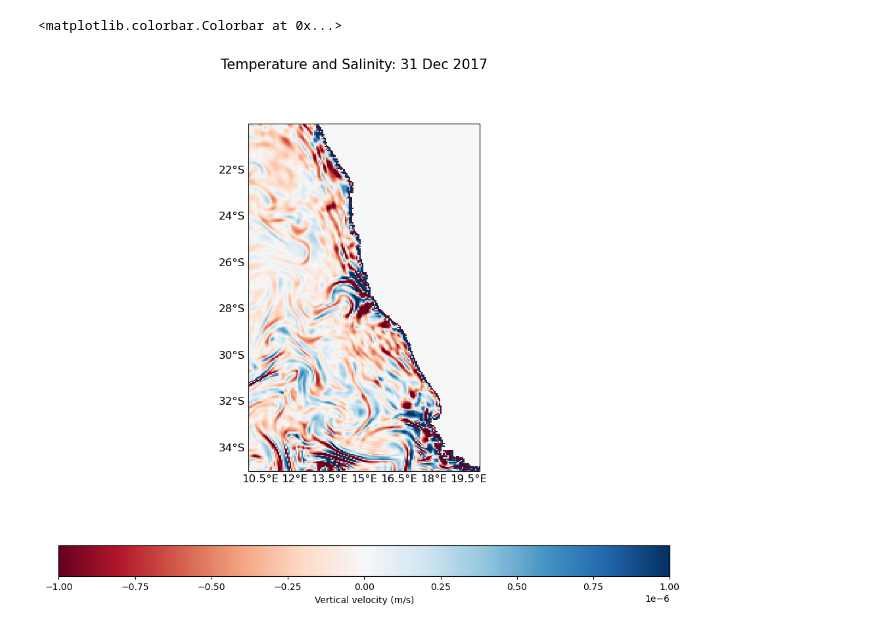
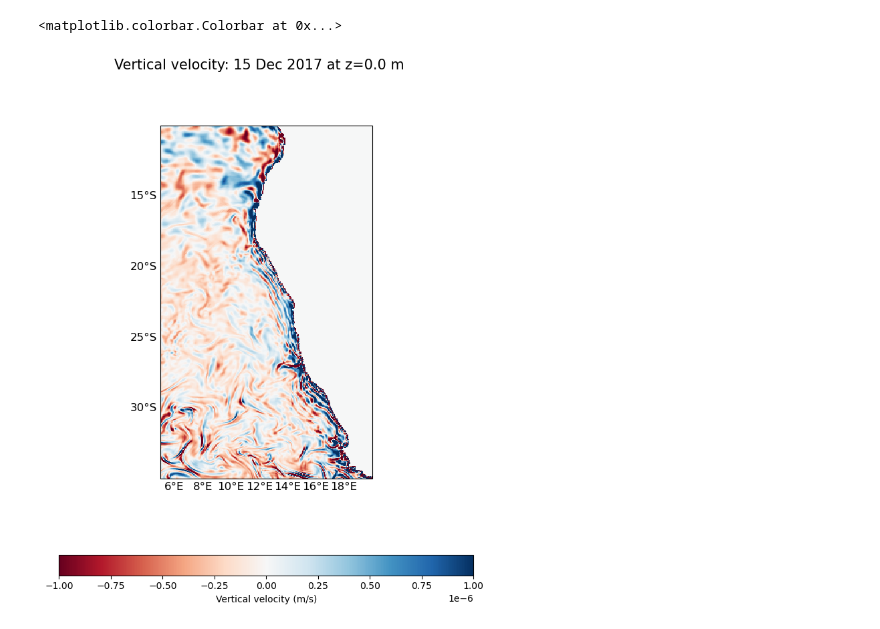
Before and after one commit to OceanParcels/atlanteco_plankton_plastic_nutrients_dispersion, a Jupyter notebook: src/processing/Env_fields_plot.ipynb, the cells around one changed output. Cells and saved outputs as stored; diff of their text form; code cells hidden in the pictures.

Commit message:
added monthly mean plots

```diff
--- a/src/processing/Env_fields_plot.ipynb
+++ b/src/processing/Env_fields_plot.ipynb
@@ -9,8 +9,9 @@ import cmocean
 import netCDF4 as nc
 # %%
 data_path = '/storage/shared/oceanparcels/input_data/NEMO16_CMCC/'
-mes_date = 20171201
+mes_date = 20170615
 
 d=nc.Dataset(data_path + 'ROMEO.01_1d_wo_{0}.nc'.format(mes_date))
-d.variables['wo'],d.variables['depthw']
+print(d.variables['wo'])
+print(d.variables['depthw'])
 # %% [output]
@@ -84,25 +110,26 @@ np.min(w_ds['wo'][0, 1, 1250:1750, 1500:]), np.max(w_ds['wo'][0, 1, 1250:1750, 1
 # %%
 
 custom_size=12
-fig = plt.figure(figsize=(12,10), dpi=100)
-fig.suptitle("Temperature and Salinity: 31 Dec 2017", fontsize=15)
+fig = plt.figure(figsize=(8,10), dpi=100)
+fig.suptitle("Vertical velocity: 15 Dec 2017 at z={0} m".format(w_ds.depthw[0].values), fontsize=15)
 gs = fig.add_gridspec(nrows=1, ncols=1)
 
 # temp_min, temp_max = 17, 21
 ax1 = fig.add_subplot(gs[0], projection=ccrs.PlateCarree())
 gl = ax1.gridlines(draw_labels=True)
 gl.xlines = False
 gl.ylines = False
 gl.top_labels = False
 gl.right_labels = False
 gl.xlabel_style = {'size': custom_size, 'color': 'k'}
 gl.ylabel_style = {'size': custom_size, 'color': 'k'}
 
 pcm1 = ax1.pcolormesh(w_ds.nav_lon[1249:1750, 1499:], w_ds.nav_lat[1249:1750, 1499:], w_ds.wo[0, 1, 1250:1750, 1500:], cmap="RdBu", vmin=-1e-06, vmax=1e-06)
-ax1.set_xlim(10,20)
-ax1.set_ylim(-35,-20)
-
+# ax1.set_xlim(10,20)
+# ax1.set_ylim(-35,-20)
+ax1.set_xlim(5,20)
+ax1.set_ylim(-35,-10)
 fig.colorbar(pcm1, ax=ax1, orientation='horizontal', label='Vertical velocity (m/s)')
 # %% [output]
 <matplotlib.colorbar.Colorbar at 0x...>
-[figure, old version]
+[figure, new version]
```
Also changed, not shown: parts of 18 cells of this notebook.
